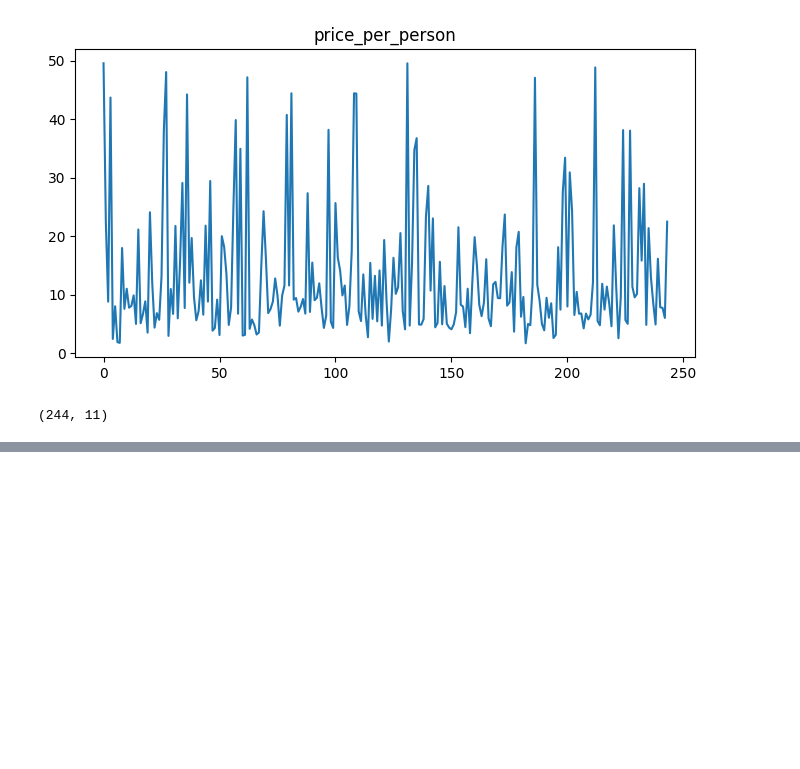
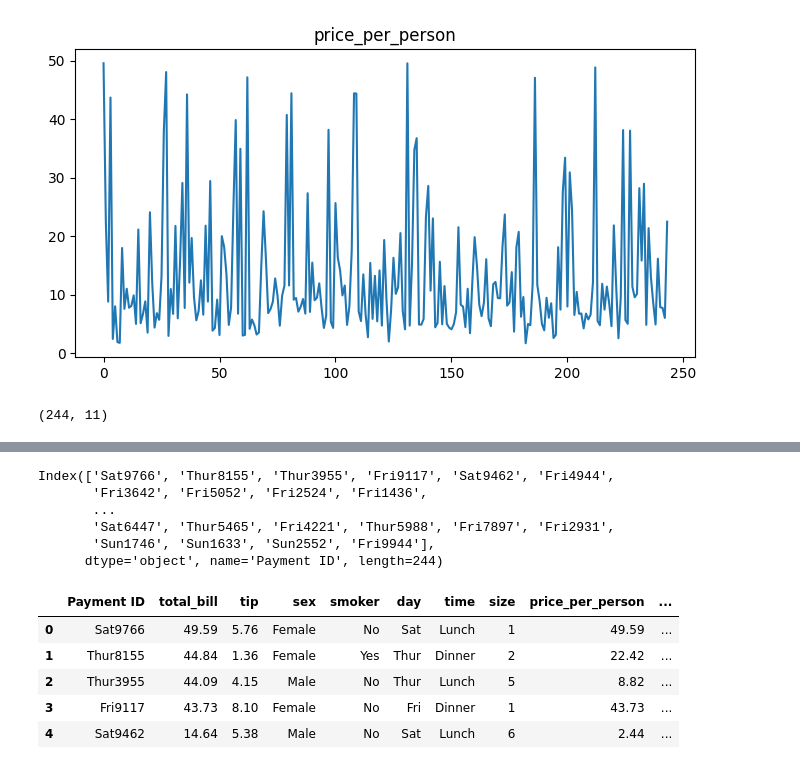
Before and after one commit to ibrahim10sy/learn-python, a Jupyter notebook: Pandas1.ipynb, the cells around one changed output, grey strips where cells are left out. Cells and saved outputs as stored; diff of their text form; code cells hidden in the pictures; blank space fills up the shorter version.

```diff
--- a/Pandas1.ipynb
+++ b/Pandas1.ipynb
@@ -448,0 +471,9 @@ df.shape
+# %%
+df.index
+# %% [output]
+Index(['Sat9766', 'Thur8155', 'Thur3955', 'Fri9117', 'Sat9462', 'Fri4944',
+       'Fri3642', 'Fri5052', 'Fri2524', 'Fri1436',
+       ...
+       'Sat6447', 'Thur5465', 'Fri4221', 'Thur5988', 'Fri7897', 'Fri2931',
+       'Sun1746', 'Sun1633', 'Sun2552', 'Fri9944'],
+      dtype='object', name='Payment ID', length=244)
@@ -448,0 +483,9 @@ df.shape
+# %%
+df.head(5)
+# %% [output]
+|  | Payment ID | total_bill | tip | sex | smoker | day | time | size | price_per_person | ... |
+| 0 | Sat9766 | 49.59 | 5.76 | Female | No | Sat | Lunch | 1 | 49.59 | ... |
+| 1 | Thur8155 | 44.84 | 1.36 | Female | Yes | Thur | Dinner | 2 | 22.42 | ... |
+| 2 | Thur3955 | 44.09 | 4.15 | Male | No | Thur | Lunch | 5 | 8.82 | ... |
+| 3 | Fri9117 | 43.73 | 8.10 | Female | No | Fri | Dinner | 1 | 43.73 | ... |
+| 4 | Sat9462 | 14.64 | 5.38 | Male | No | Sat | Lunch | 6 | 2.44 | ... |
```
Also changed, not shown: parts of 13 cells of this notebook.
